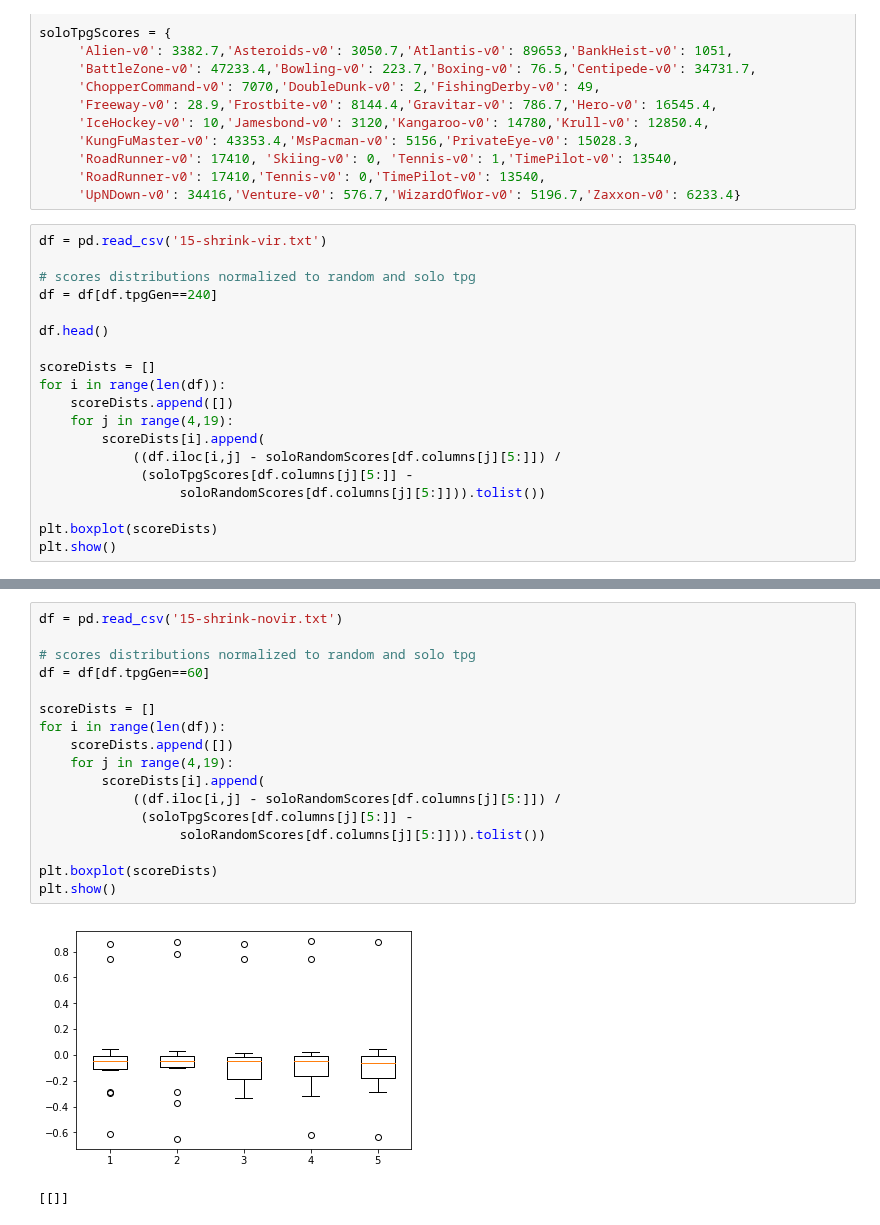
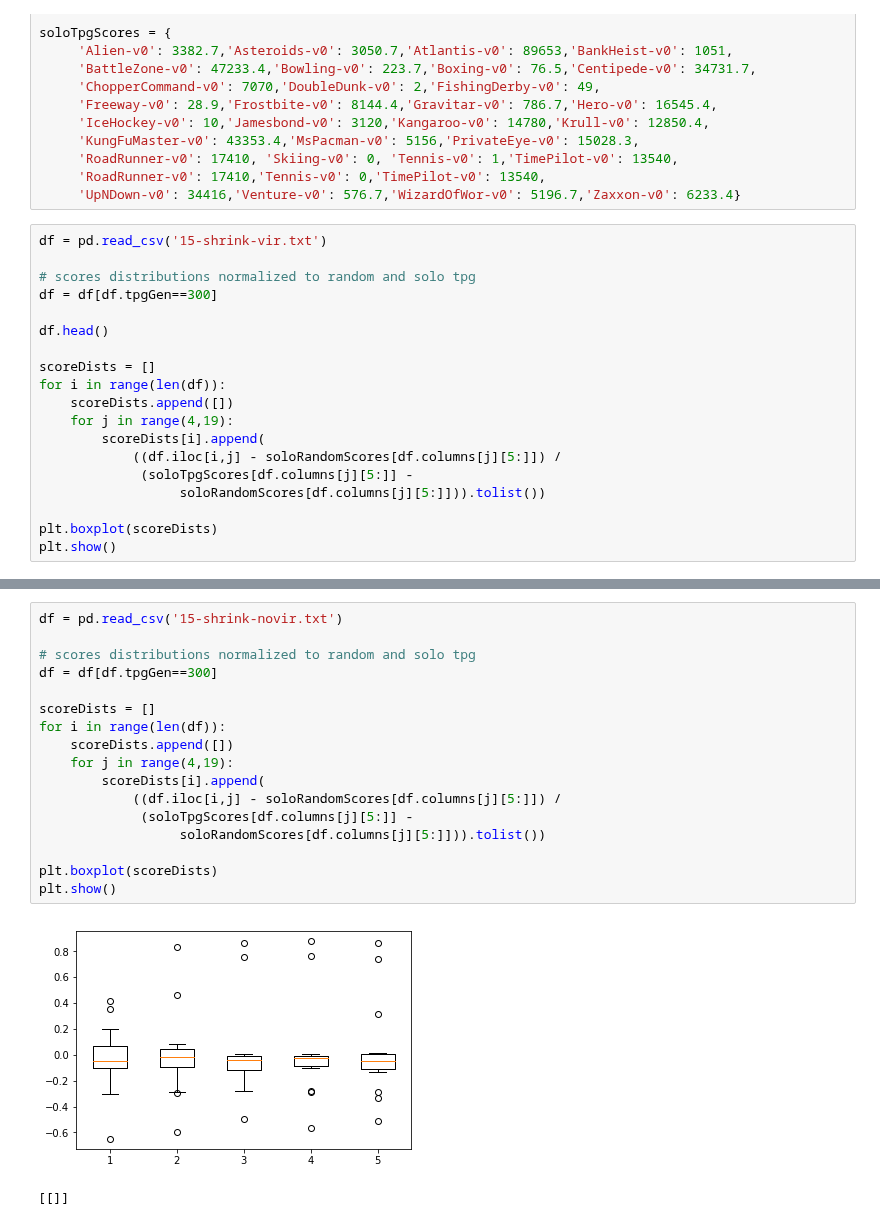
Before and after one commit to Ryan-Amaral/general-game-playing-tpg, a Jupyter notebook: champion-scores/champion-scores.ipynb, the cells around one changed output, grey strips where cells are left out. Cells and saved outputs as stored; diff of their text form.

```diff
--- a/champion-scores/champion-scores.ipynb
+++ b/champion-scores/champion-scores.ipynb
@@ -30,7 +30,7 @@ soloTpgScores = {
 df = pd.read_csv('15-shrink-vir.txt')
 
 # scores distributions normalized to random and solo tpg
-df = df[df.tpgGen==240]
+df = df[df.tpgGen==300]
 
 df.head()
 
@@ -50,22 +50,22 @@ plt.show()
 # %%
 df = pd.read_csv('15-shrink-novir.txt')
 
 # scores distributions normalized to random and solo tpg
-df = df[df.tpgGen==60]
+df = df[df.tpgGen==300]
 
 scoreDists = []
 for i in range(len(df)):
     scoreDists.append([])
     for j in range(4,19):
         scoreDists[i].append(
             ((df.iloc[i,j] - soloRandomScores[df.columns[j][5:]]) /
              (soloTpgScores[df.columns[j][5:]] -
                   soloRandomScores[df.columns[j][5:]])).tolist())
 
 plt.boxplot(scoreDists)
 plt.show()
 # %% [output]
-[figure, old version]
+[figure, new version]
 # %%
 # %% [output]
 [[]]
```
Also changed, not shown: parts of 1 cell of this notebook, 1 other file.
